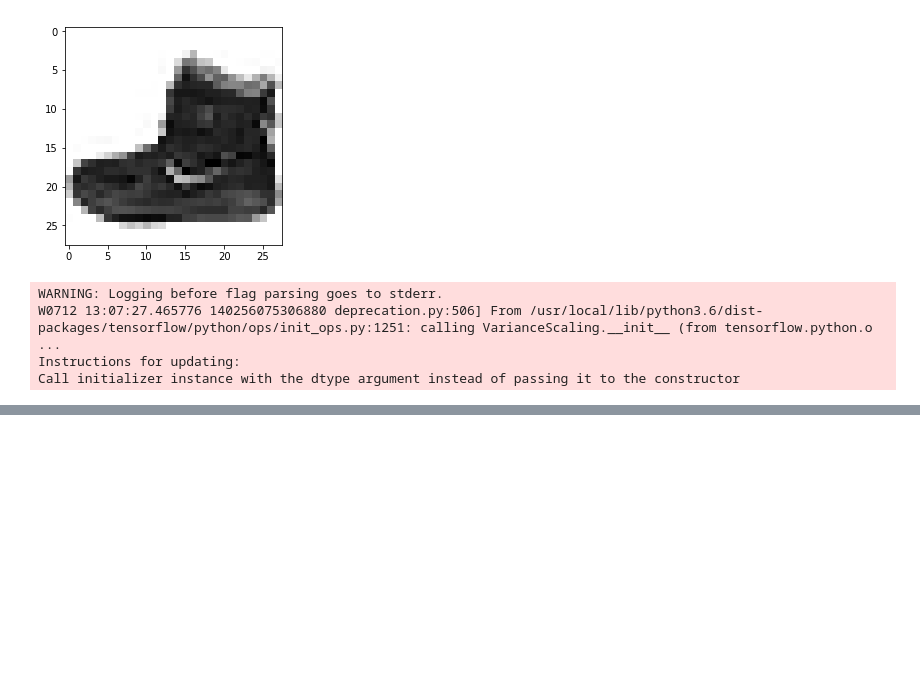
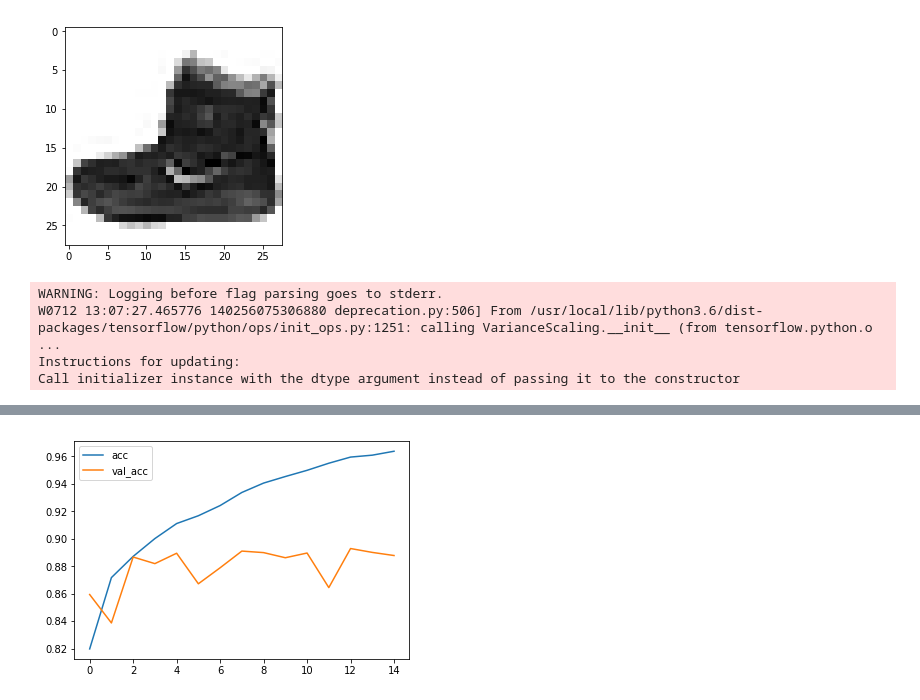
Before and after one commit to slanucha/deep_learning_colab, a Jupyter notebook: FashionMNIST.ipynb, the cells around one changed output, grey strips where cells are left out. Saved outputs shown, nothing was run; the diff lists cells and outputs as text; code cells hidden in the pictures; blank space fills up the shorter version.

```diff
--- a/FashionMNIST.ipynb
+++ b/FashionMNIST.ipynb
@@ -82,0 +103,7 @@ Epoch 4/15
+# %%
+plt.plot(r.history['acc'], label='acc')
+plt.plot(r.history['val_acc'], label='val_acc')
+plt.legend()
+plt.show()
+# %% [output]
+[figure, added]
```
Also changed, not shown: parts of 3 cells of this notebook.
